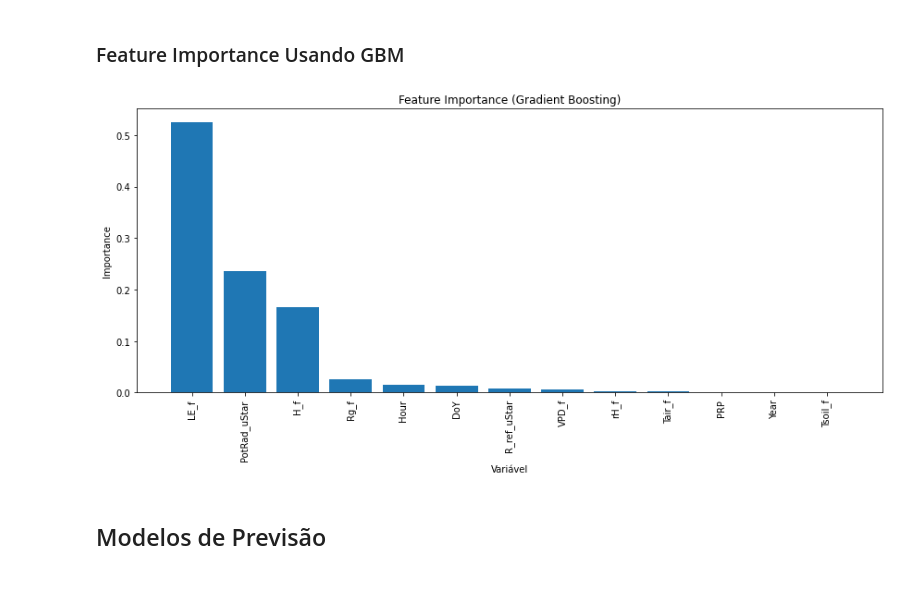
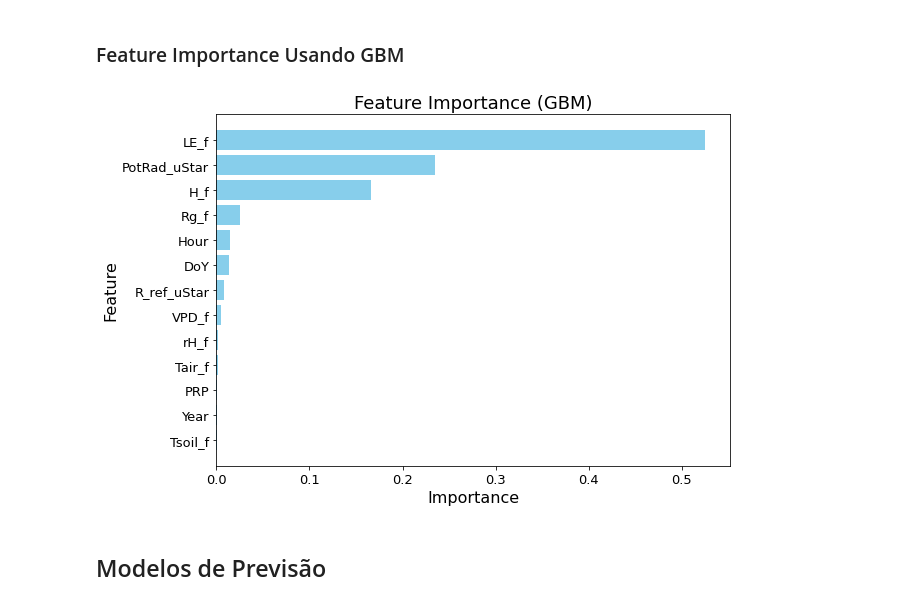
Before and after one commit to albert-santos/remote-sensing, a Jupyter notebook: models_santarem.ipynb, the cells around one changed output. Cells and saved outputs as stored; diff of their text form; code cells hidden in the pictures.

Commit message:
gráfico feature importance

```diff
--- a/models_santarem.ipynb
+++ b/models_santarem.ipynb
@@ -200,41 +196,42 @@ plt.show()
 # %%
 import pandas as pd
 from sklearn.ensemble import GradientBoostingRegressor
 import matplotlib.pyplot as plt
 
-# Suponha que você já tenha o DataFrame X e a variável alvo y
+font_size = 16
 
 # Define o modelo Gradient Boosting
 gb_model = GradientBoostingRegressor()
 
 # Treina o modelo
 gb_model.fit(X, y)
 
 # Obtém a importância das variáveis
 importance = gb_model.feature_importances_
 
 # Obtém o nome das colunas
 column_names = X.columns
 
 # Cria um DataFrame para armazenar a importância com os nomes das colunas
 importance_df = pd.DataFrame({'Feature': column_names, 'Importance': importance})
 
 # Ordena o DataFrame pela importância em ordem decrescente
-importance_df = importance_df.sort_values(by='Importance', ascending=False)
+importance_df = importance_df.sort_values(by='Importance', ascending=True)
 
-# Cria um gráfico de barras com o feature importance
-plt.figure(figsize=(12, 6))
-plt.bar(importance_df['Feature'], importance_df['Importance'])
-plt.xticks(rotation=90)
-plt.xlabel('Variável')
-plt.ylabel('Importance')
-plt.title('Feature Importance (Gradient Boosting)')
+# Cria um gráfico de barras invertido com o feature importance
+plt.figure(figsize=(9, 6))
+plt.barh(importance_df['Feature'], importance_df['Importance'], color='skyblue')  # Adiciona cor
+plt.xlabel('Importance', fontsize=font_size)  # Ajusta o rótulo do eixo x
+plt.xticks(fontsize=font_size - 3)
+plt.ylabel('Feature', fontsize=font_size)  # Ajusta o rótulo do eixo y
+plt.yticks(fontsize=font_size - 3)
+plt.title('Feature Importance (GBM)', fontsize=font_size + 2)
 plt.tight_layout()
 
 # Exibe o gráfico
 plt.show()
 # %% [output]
-[figure, old version]
+[figure, new version]
 # %% [markdown]
 ## Modelos de Previsão
 # %% [markdown]
```
Also changed, not shown: parts of 4 cells of this notebook, 1 other file.
